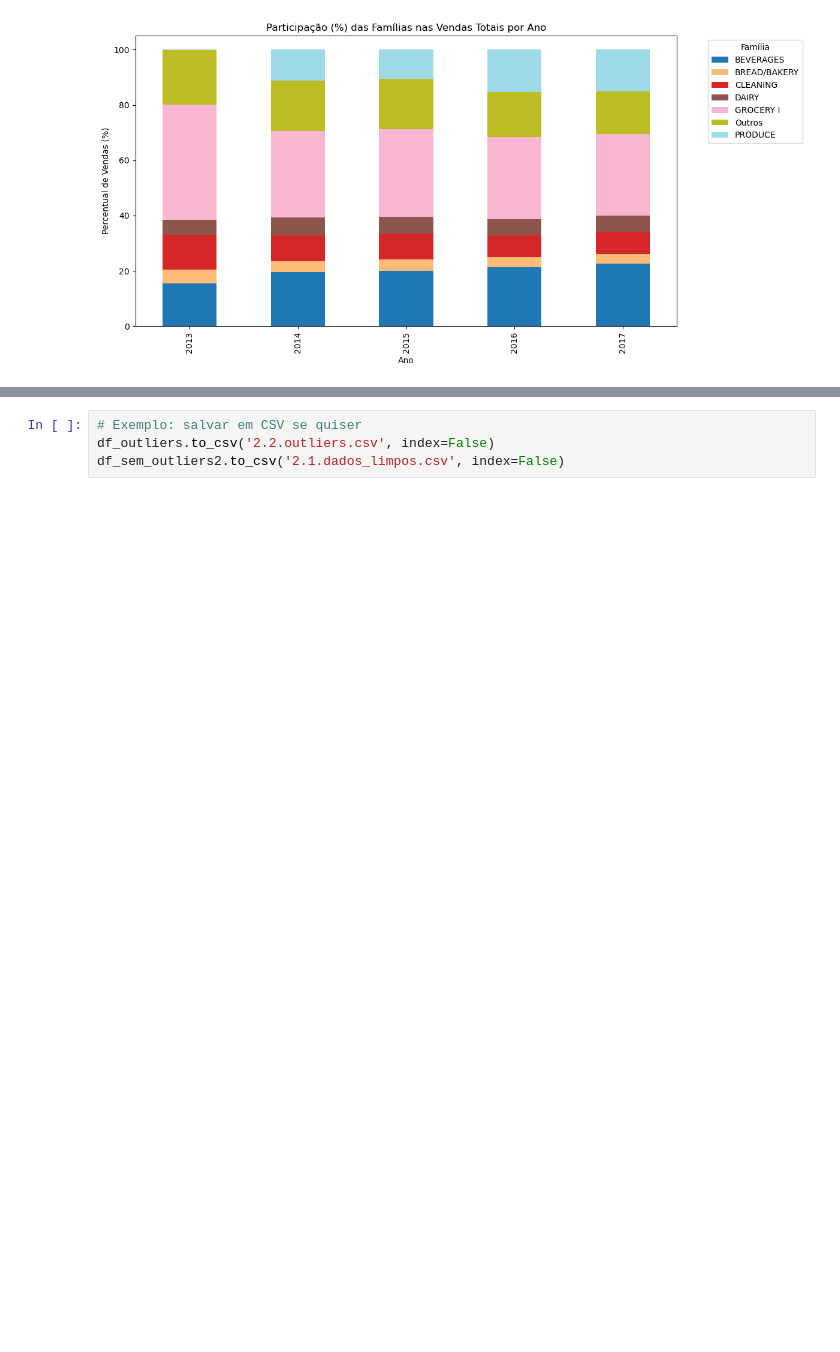
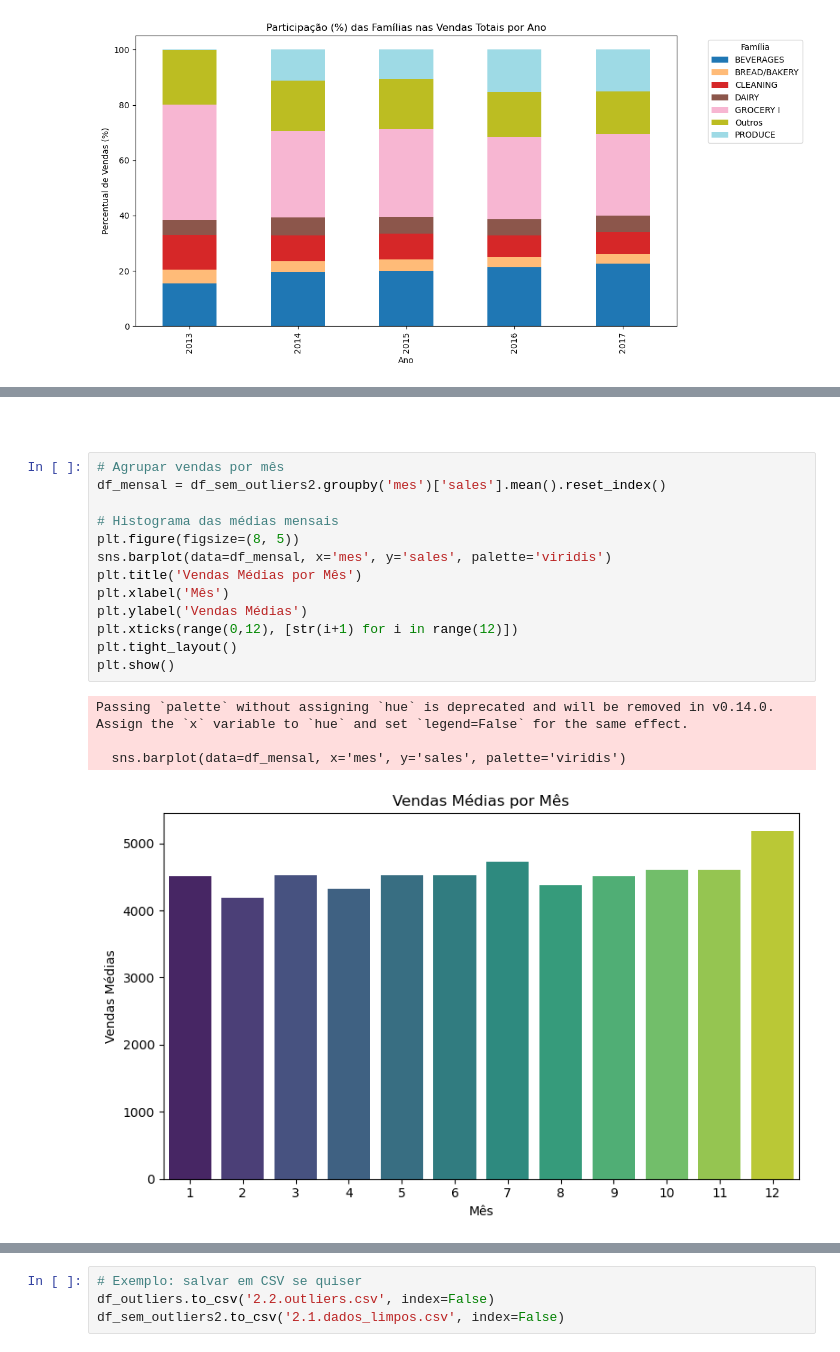
Before and after one commit to ThyanaLara/forecast_vendas, a Jupyter notebook: 2.Analise_exploratoria/2.eda.ipynb, the cells around one changed output, grey strips where cells are left out. Cells and saved outputs as stored; diff of their text form; blank space fills up the shorter version.

```diff
--- a/2.Analise_exploratoria/2.eda.ipynb
+++ b/2.Analise_exploratoria/2.eda.ipynb
@@ -247,0 +206,20 @@ Index(['date', 'store_nbr', 'family', 'sales', 'onpromotion', 'ano', 'mes',
+# %% [markdown]
+##
+# %%
+# Agrupar vendas por mês
+df_mensal = df_sem_outliers2.groupby('mes')['sales'].mean().reset_index()
+
+# Histograma das médias mensais
+plt.figure(figsize=(8, 5))
+sns.barplot(data=df_mensal, x='mes', y='sales', palette='viridis')
+plt.title('Vendas Médias por Mês')
+plt.xlabel('Mês')
+plt.ylabel('Vendas Médias')
+plt.xticks(range(0,12), [str(i+1) for i in range(12)])
+plt.tight_layout()
+plt.show()
+# %% [output]
+Passing `palette` without assigning `hue` is deprecated and will be removed in v0.14.0. Assign the `x` variable to `hue` and set `legend=False` for the same effect.
+
+  sns.barplot(data=df_mensal, x='mes', y='sales', palette='viridis')
+[figure, added]
```
Also changed, not shown: parts of 20 cells of this notebook, 3 other files.
